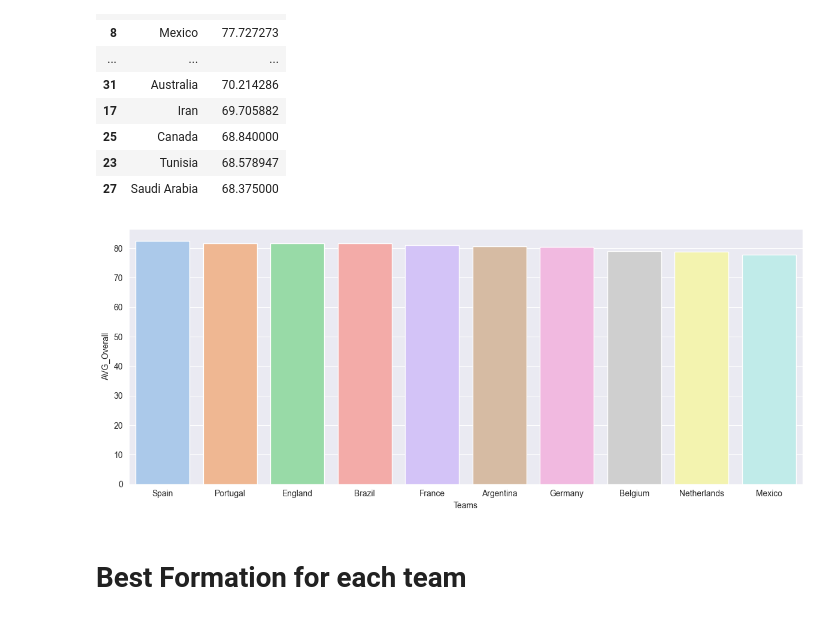
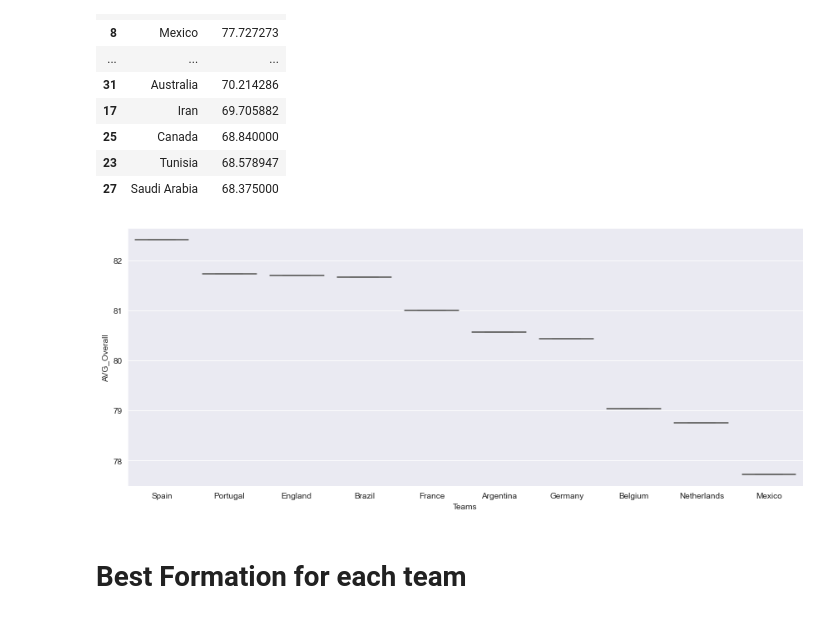
Before and after one commit to sainttelant/myworldcup, a Jupyter notebook: 3.data_visualization_best_lineup.ipynb, the cells around one changed output. Cells and saved outputs as stored; diff of their text form; code cells hidden in the pictures.

Commit message:
fix visualization

```diff
--- a/3.data_visualization_best_lineup.ipynb
+++ b/3.data_visualization_best_lineup.ipynb
@@ -5,7 +5,7 @@ import matplotlib.pyplot as plt
 sns.set_style('darkgrid')
 # %%
 # nation_position, club_position, player_positions
-df = pd.read_csv('players_22.csv', low_memory=False)
+df = pd.read_csv('data/players_22.csv', low_memory=False)
 
 # selecting column
 df = df[['short_name', 'age', 'nationality_name', 'overall', 'potential',
@@ -142,11 +143,11 @@ df_average_overall
 # %%
 fig, ax = plt.subplots(figsize=(12, 5), tight_layout=True)
 
-sns.barplot(df_average_overall[:10], x='Teams', y='AVG_Overall',
+sns.boxplot(data=df_average_overall[:10], x='Teams', y='AVG_Overall',
             palette=sns.color_palette('pastel'))
 plt.show()
 # %% [output]
-[figure, old version]
+[figure, new version]
 # %% [markdown]
 # Best Formation for each team
 # %%
```
Also changed, not shown: parts of 1 cell of this notebook, 1 other file.
